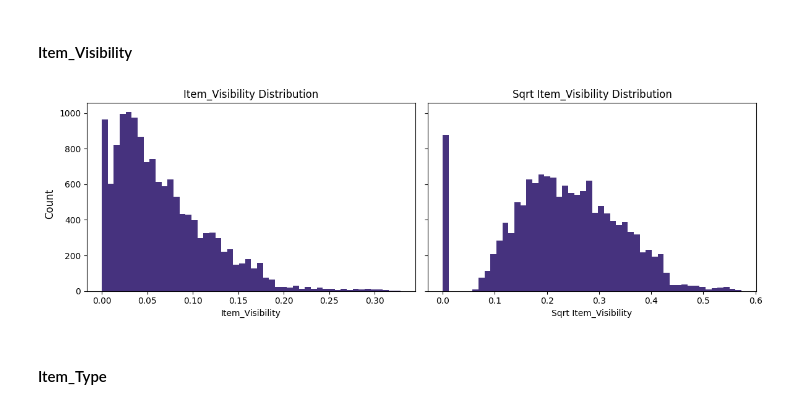
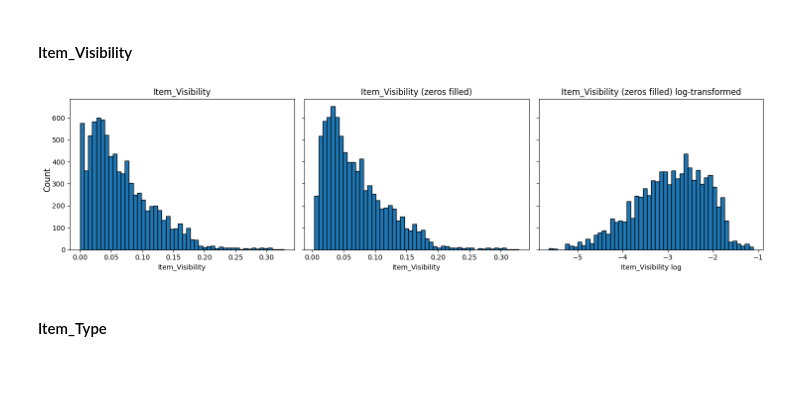
Before and after one commit to OMarchevska/sales-prediction, a Jupyter notebook: Big_Sales_Prediction.ipynb, the cells around one changed output. Cells and saved outputs as stored; diff of their text form; code cells hidden in the pictures; blank space fills up the shorter version.

```diff
--- a/Big_Sales_Prediction.ipynb
+++ b/Big_Sales_Prediction.ipynb
@@ -171,8 +226,18 @@ plt.show()
 # %%
 # compute median and mean item weights by item identifier and item type
-replace_dict_id = data.groupby("Item_Identifier")["Item_Weight"].agg(["mean", "median"]).to_dict()
-replace_dict_type = data.groupby("Item_Type")["Item_Weight"].agg(["mean", "median"]).to_dict()
+fillna_id = data.groupby("Item_Identifier")["Item_Weight"].agg(["mean", "median"]).to_dict()
+fillna_type = data.groupby("Item_Type")["Item_Weight"].agg(["mean", "median"]).to_dict()
 # items median weights distribution grouped by item identifier
-sns.histplot(replace_dict_id["mean"].values())
+# apply log transformation to the target feature
+_, ax = plt.subplots(1, 2, figsize=(8, 4))
+ax[0].hist(fillna_id["median"].values(), edgecolor="black")
+ax[1].hist(fillna_type["median"].values(), edgecolor="black")
+ax[0].set_title("Median Item Weight by its Identifier")
+ax[1].set_title("Median Item Weight by its Type")
+ax[0].set_xlabel("Item Weight")
+ax[1].set_xlabel("Item Weight")
+ax[0].set_ylabel("Count")
+ax[1].set_ylabel("Count")
+plt.tight_layout()
 plt.show()
 # %% [output]
@@ -180,4 +245,4 @@ plt.show()
 # %%
-data["Item_Weight_filled_by_type"] = data["Item_Weight"].fillna(data["Item_Type"].map(replace_dict_type["mean"]))
-data["Item_Weight_filled_by_id"] = data["Item_Weight"].fillna(data["Item_Identifier"].map(replace_dict_id["mean"]))
+data["Item_Weight_filled_by_type"] = data["Item_Weight"].fillna(data["Item_Type"].map(fillna_type["median"]))
+data["Item_Weight_filled_by_id"] = data["Item_Weight"].fillna(data["Item_Identifier"].map(fillna_id["median"]))
 # %%
@@ -204 +266,4 @@ plt.show()
+# %%
+# replace fat content category for non-consumable products
+data.loc[(data["Item_Identifier"].str[:2] == "NC"), "Item_Fat_Content"] = "Non-Consumable"
 # %%
@@ -210,19 +276,26 @@ plt.show()
 # %% [markdown]
 #### Item_Visibility
 # %%
-data["Item_Visibility_sqrt"] = data["Item_Visibility"].map(np.sqrt)
+# replace zeros visibility values by mean value of the corresponding item identifier group
+fill_dict = data.groupby("Item_Identifier")["Item_Visibility"].agg(["mean"]).to_dict()
+data["Item_Visibility_nozeros"] = np.where(data["Item_Visibility"] == 0.0, np.nan, data["Item_Visibility"])
+data["Item_Visibility_nozeros"] = data["Item_Visibility_nozeros"].fillna(data["Item_Identifier"].map(fill_dict["mean"]))
+data["Item_Visibility_nozeros_log"] = data["Item_Visibility_nozeros"].map(np.log)
 
-fig, ax = plt.subplots(1, 2, sharey=True, figsize=(12, 4))
-ax[0].hist(data["Item_Visibility"], bins=50)
-ax[1].hist(data["Item_Visibility_sqrt"], bins=50)
-ax[0].set_title("Item_Visibility Distribution")
-ax[1].set_title("Sqrt Item_Visibility Distribution")
+fig, ax = plt.subplots(1, 3, sharey=True, figsize=(15, 4))
+ax[0].hist(data["Item_Visibility"], bins=50, edgecolor="black")
+ax[1].hist(data["Item_Visibility_nozeros"], bins=50, edgecolor="black")
+ax[2].hist(data["Item_Visibility_nozeros_log"], bins=50, edgecolor="black")
+ax[0].set_title("Item_Visibility")
+ax[1].set_title("Item_Visibility (zeros filled)")
+ax[2].set_title("Item_Visibility (zeros filled) log-transformed")
 ax[0].set_xlabel("Item_Visibility")
-ax[1].set_xlabel("Sqrt Item_Visibility")
+ax[1].set_xlabel("Item_Visibility")
+ax[2].set_xlabel("Item_Visibility log")
 fig.supylabel("Count")
 plt.tight_layout()
 plt.show()
 # %% [output]
-[figure, old version]
+[figure, new version]
 # %% [markdown]
 #### Item_Type
```
Also changed, not shown: parts of 66 cells of this notebook.
